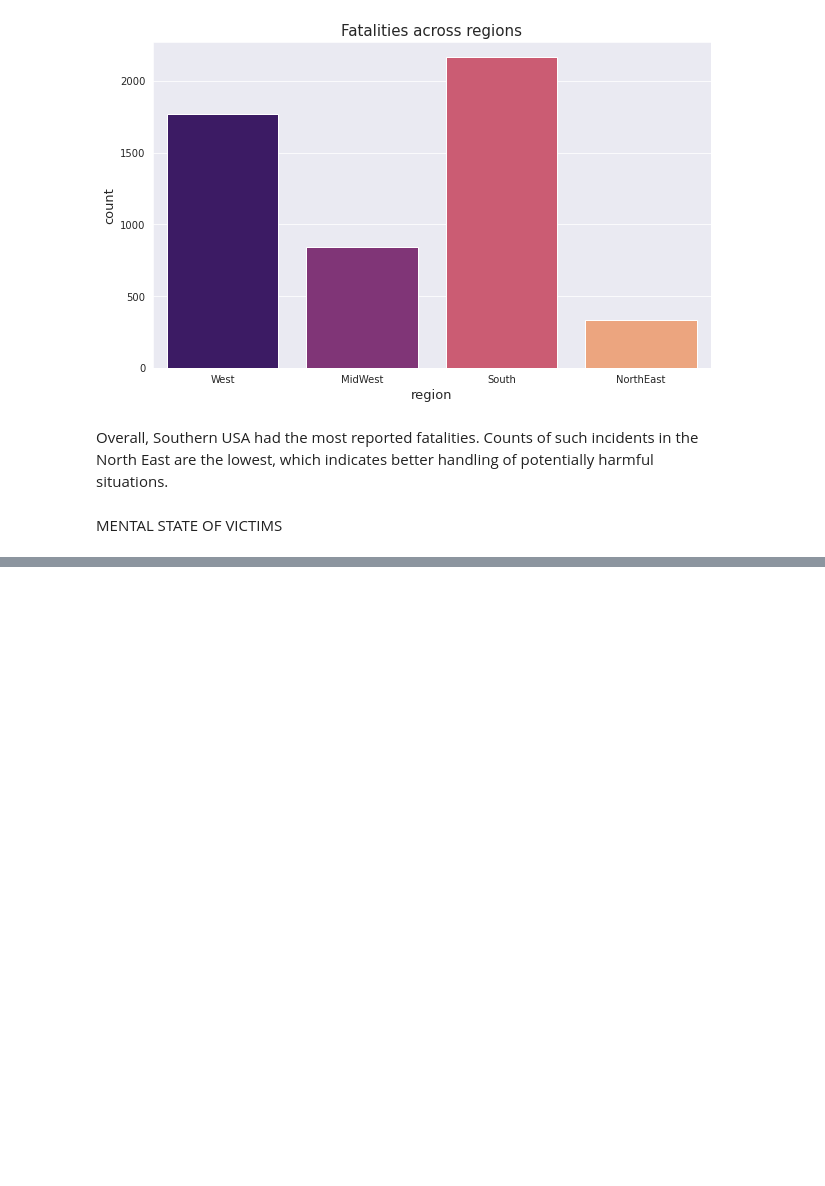
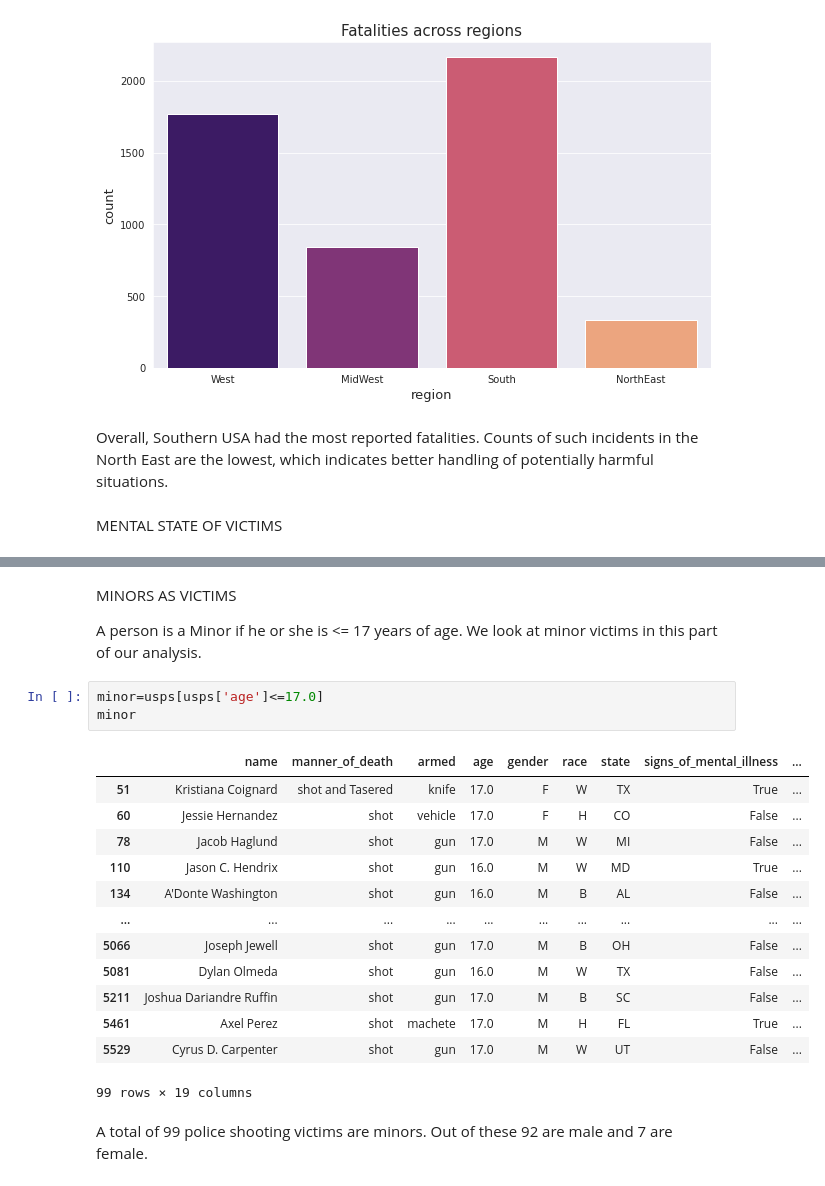
Before and after one commit to dedpool-glitch/USPS, a Jupyter notebook: usps1520.ipynb, the cells around one changed output, grey strips where cells are left out. Saved outputs shown, nothing was run; the diff lists cells and outputs as text; blank space fills up the shorter version.

```diff
--- a/usps1520.ipynb
+++ b/usps1520.ipynb
@@ -462,0 +513,23 @@ Name: threat_level, Length: 303, dtype: int64
+# %% [markdown]
+MINORS AS VICTIMS
+
+A person is a Minor if he or she is <= 17 years of age. We look at minor victims in this part of our analysis.
+# %%
+minor=usps[usps['age']<=17.0]
+minor
+# %% [output]
+|  | name | manner_of_death | armed | age | gender | race | state | signs_of_mental_illness | ... |
+| 51 | Kristiana Coignard | shot and Tasered | knife | 17.0 | F | W | TX | True | ... |
+| 60 | Jessie Hernandez | shot | vehicle | 17.0 | F | H | CO | False | ... |
+| 78 | Jacob Haglund | shot | gun | 17.0 | M | W | MI | False | ... |
+| 110 | Jason C. Hendrix | shot | gun | 16.0 | M | W | MD | True | ... |
+| 134 | A'Donte Washington | shot | gun | 16.0 | M | B | AL | False | ... |
+| ... | ... | ... | ... | ... | ... | ... | ... | ... | ... |
+| 5066 | Joseph Jewell | shot | gun | 17.0 | M | B | OH | False | ... |
+| 5081 | Dylan Olmeda | shot | gun | 16.0 | M | W | TX | False | ... |
+| 5211 | Joshua Dariandre Ruffin | shot | gun | 17.0 | M | B | SC | False | ... |
+| 5461 | Axel Perez | shot | machete | 17.0 | M | H | FL | True | ... |
+| 5529 | Cyrus D. Carpenter | shot | gun | 17.0 | M | W | UT | False | ... |
+99 rows × 19 columns
+# %% [markdown]
+A total of 99 police shooting victims are minors. Out of these 92 are male and 7 are female.
```
Also changed, not shown: parts of 27 cells of this notebook.
